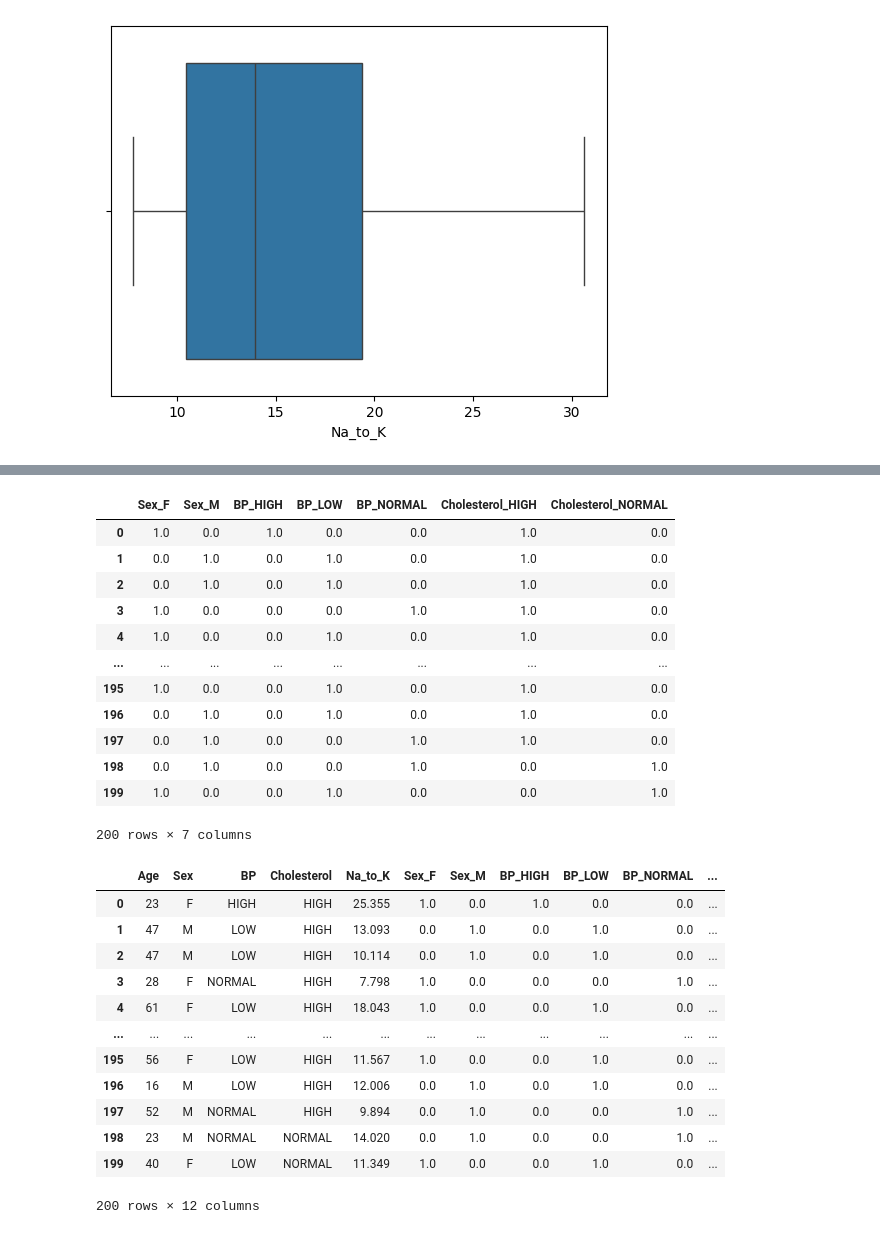
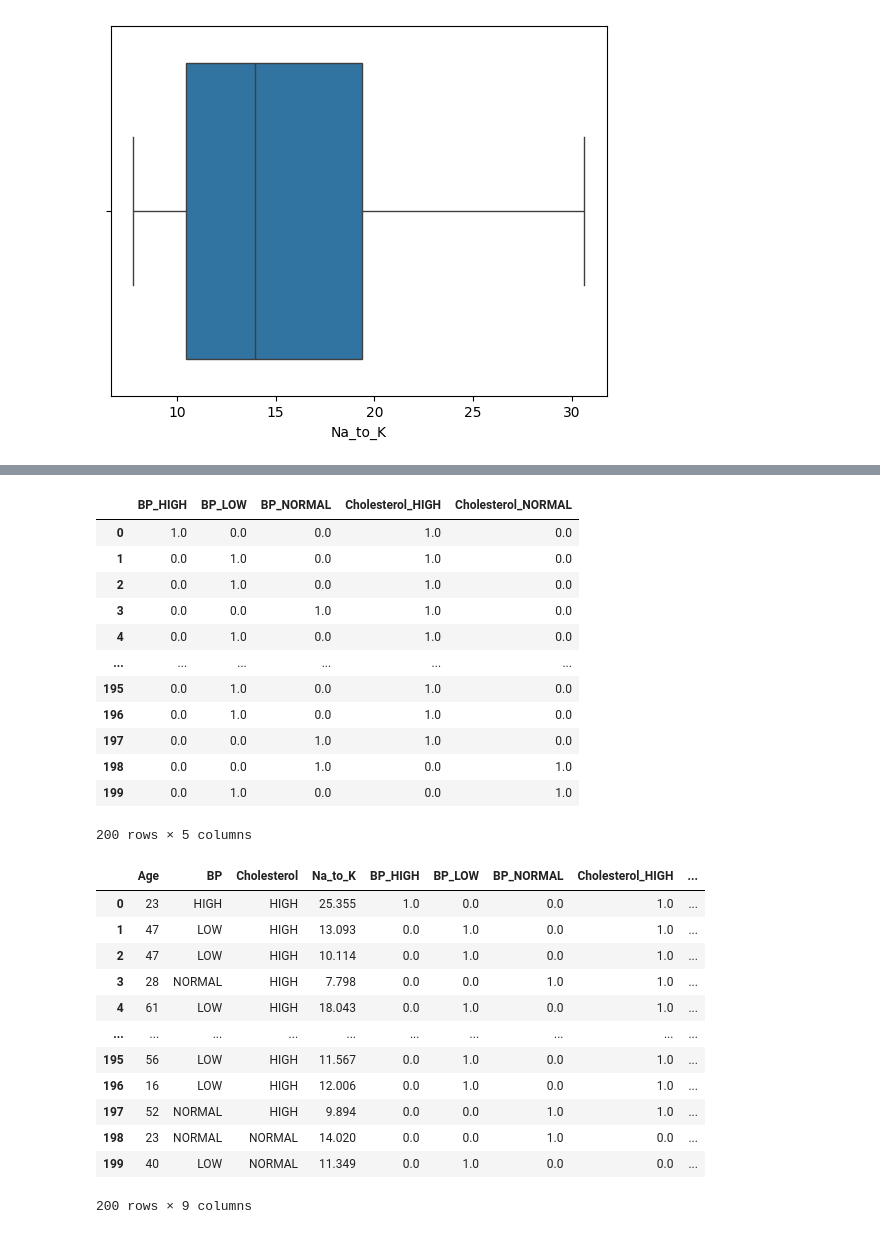
Before and after one commit to sevugamoorthi/bigdatahandson, a Jupyter notebook: drugs_prediction/Training/decision_tree_classifier.ipynb, the cells around one changed output, grey strips where cells are left out. Drawn from its saved outputs; the diff is of its cells as text; code cells hidden in the pictures.

```diff
--- a/drugs_prediction/Training/decision_tree_classifier.ipynb
+++ b/drugs_prediction/Training/decision_tree_classifier.ipynb
@@ -85,6 +85,7 @@ sns.boxplot(data,x=data.Na_to_K)
 [figure]
 # %%
 x = data.iloc[:,:-1]
+x = x.drop(columns=['Sex'])
 y = data.iloc[:,-1]
 # %%
 import pandas as pd
@@ -110,38 +121,38 @@ array([[1., 0., 1., ..., 0., 1., 0.],
 # %%
-x_encoder = pd.DataFrame(encoded_x, columns=ohe.get_feature_names_out(cat_col))
+x_encoder = pd.DataFrame(encoded_x, columns=ohe.get_feature_names_out())
 # x_encoder.index = x.index
 x_encoder
 # %% [output]
-|  | Sex_F | Sex_M | BP_HIGH | BP_LOW | BP_NORMAL | Cholesterol_HIGH | Cholesterol_NORMAL |
-| 0 | 1.0 | 0.0 | 1.0 | 0.0 | 0.0 | 1.0 | 0.0 |
-| 1 | 0.0 | 1.0 | 0.0 | 1.0 | 0.0 | 1.0 | 0.0 |
-| 2 | 0.0 | 1.0 | 0.0 | 1.0 | 0.0 | 1.0 | 0.0 |
-| 3 | 1.0 | 0.0 | 0.0 | 0.0 | 1.0 | 1.0 | 0.0 |
-| 4 | 1.0 | 0.0 | 0.0 | 1.0 | 0.0 | 1.0 | 0.0 |
-| ... | ... | ... | ... | ... | ... | ... | ... |
-| 195 | 1.0 | 0.0 | 0.0 | 1.0 | 0.0 | 1.0 | 0.0 |
-| 196 | 0.0 | 1.0 | 0.0 | 1.0 | 0.0 | 1.0 | 0.0 |
-| 197 | 0.0 | 1.0 | 0.0 | 0.0 | 1.0 | 1.0 | 0.0 |
-| 198 | 0.0 | 1.0 | 0.0 | 0.0 | 1.0 | 0.0 | 1.0 |
-| 199 | 1.0 | 0.0 | 0.0 | 1.0 | 0.0 | 0.0 | 1.0 |
+|  | BP_HIGH | BP_LOW | BP_NORMAL | Cholesterol_HIGH | Cholesterol_NORMAL |
+| 0 | 1.0 | 0.0 | 0.0 | 1.0 | 0.0 |
+| 1 | 0.0 | 1.0 | 0.0 | 1.0 | 0.0 |
+| 2 | 0.0 | 1.0 | 0.0 | 1.0 | 0.0 |
+| 3 | 0.0 | 0.0 | 1.0 | 1.0 | 0.0 |
+| 4 | 0.0 | 1.0 | 0.0 | 1.0 | 0.0 |
+| ... | ... | ... | ... | ... | ... |
+| 195 | 0.0 | 1.0 | 0.0 | 1.0 | 0.0 |
+| 196 | 0.0 | 1.0 | 0.0 | 1.0 | 0.0 |
+| 197 | 0.0 | 0.0 | 1.0 | 1.0 | 0.0 |
+| 198 | 0.0 | 0.0 | 1.0 | 0.0 | 1.0 |
+| 199 | 0.0 | 1.0 | 0.0 | 0.0 | 1.0 |
-200 rows × 7 columns
+200 rows × 5 columns
 # %%
 concat_x = pd.concat([x,x_encoder],axis=1)
 concat_x
 # %% [output]
-|  | Age | Sex | BP | Cholesterol | Na_to_K | Sex_F | Sex_M | BP_HIGH | BP_LOW | BP_NORMAL | ... |
-| 0 | 23 | F | HIGH | HIGH | 25.355 | 1.0 | 0.0 | 1.0 | 0.0 | 0.0 | ... |
-| 1 | 47 | M | LOW | HIGH | 13.093 | 0.0 | 1.0 | 0.0 | 1.0 | 0.0 | ... |
-| 2 | 47 | M | LOW | HIGH | 10.114 | 0.0 | 1.0 | 0.0 | 1.0 | 0.0 | ... |
-| 3 | 28 | F | NORMAL | HIGH | 7.798 | 1.0 | 0.0 | 0.0 | 0.0 | 1.0 | ... |
-| 4 | 61 | F | LOW | HIGH | 18.043 | 1.0 | 0.0 | 0.0 | 1.0 | 0.0 | ... |
-| ... | ... | ... | ... | ... | ... | ... | ... | ... | ... | ... | ... |
-| 195 | 56 | F | LOW | HIGH | 11.567 | 1.0 | 0.0 | 0.0 | 1.0 | 0.0 | ... |
-| 196 | 16 | M | LOW | HIGH | 12.006 | 0.0 | 1.0 | 0.0 | 1.0 | 0.0 | ... |
-| 197 | 52 | M | NORMAL | HIGH | 9.894 | 0.0 | 1.0 | 0.0 | 0.0 | 1.0 | ... |
-| 198 | 23 | M | NORMAL | NORMAL | 14.020 | 0.0 | 1.0 | 0.0 | 0.0 | 1.0 | ... |
-| 199 | 40 | F | LOW | NORMAL | 11.349 | 1.0 | 0.0 | 0.0 | 1.0 | 0.0 | ... |
+|  | Age | BP | Cholesterol | Na_to_K | BP_HIGH | BP_LOW | BP_NORMAL | Cholesterol_HIGH | ... |
+| 0 | 23 | HIGH | HIGH | 25.355 | 1.0 | 0.0 | 0.0 | 1.0 | ... |
+| 1 | 47 | LOW | HIGH | 13.093 | 0.0 | 1.0 | 0.0 | 1.0 | ... |
+| 2 | 47 | LOW | HIGH | 10.114 | 0.0 | 1.0 | 0.0 | 1.0 | ... |
+| 3 | 28 | NORMAL | HIGH | 7.798 | 0.0 | 0.0 | 1.0 | 1.0 | ... |
+| 4 | 61 | LOW | HIGH | 18.043 | 0.0 | 1.0 | 0.0 | 1.0 | ... |
+| ... | ... | ... | ... | ... | ... | ... | ... | ... | ... |
+| 195 | 56 | LOW | HIGH | 11.567 | 0.0 | 1.0 | 0.0 | 1.0 | ... |
+| 196 | 16 | LOW | HIGH | 12.006 | 0.0 | 1.0 | 0.0 | 1.0 | ... |
+| 197 | 52 | NORMAL | HIGH | 9.894 | 0.0 | 0.0 | 1.0 | 1.0 | ... |
+| 198 | 23 | NORMAL | NORMAL | 14.020 | 0.0 | 0.0 | 1.0 | 0.0 | ... |
+| 199 | 40 | LOW | NORMAL | 11.349 | 0.0 | 1.0 | 0.0 | 0.0 | ... |
-200 rows × 12 columns
+200 rows × 9 columns
 # %%
 concat_x.columns
 # %% [output]
```
Also changed, not shown: parts of 11 cells of this notebook, 6 other files.
